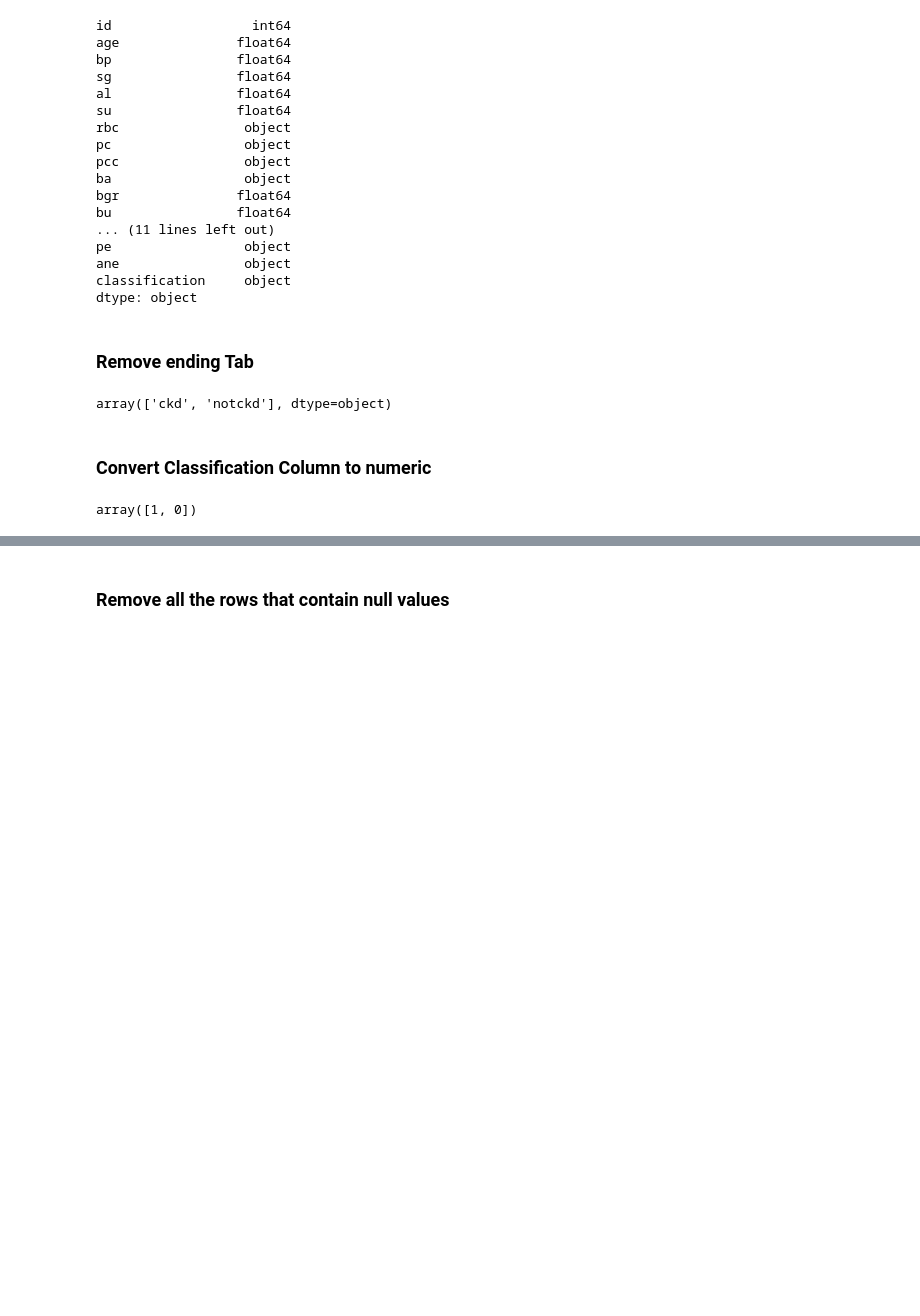
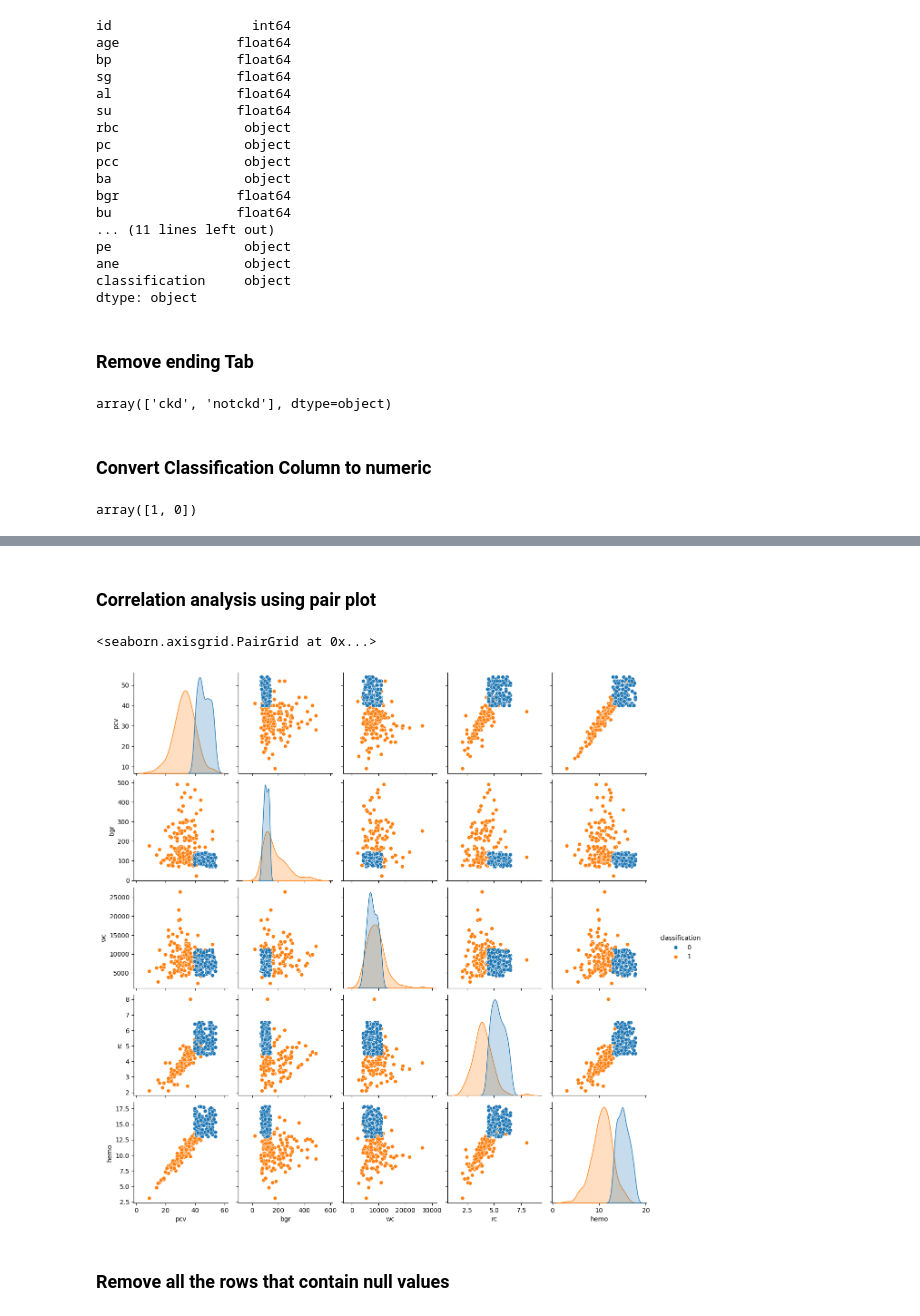
Before and after one commit to esanolad/kidney_disease_classification, a Jupyter notebook: classify.ipynb, the cells around one changed output, grey strips where cells are left out. Cells and saved outputs as stored; diff of their text form; code cells hidden in the pictures; blank space fills up the shorter version.

```diff
--- a/classify.ipynb
+++ b/classify.ipynb
@@ -117,3 +150,10 @@ array([1, 0])
+# %% [markdown]
+### Correlation analysis using pair plot
+# %%
+sns.pairplot(data[['pcv','bgr','wc','rc','classification','hemo']],hue='classification')
+# %% [output]
+<seaborn.axisgrid.PairGrid at 0x...>
+[figure, added]
 # %% [markdown]
 ### Remove all the rows that contain null values
 # %%
```
Also changed, not shown: parts of 22 cells of this notebook.
